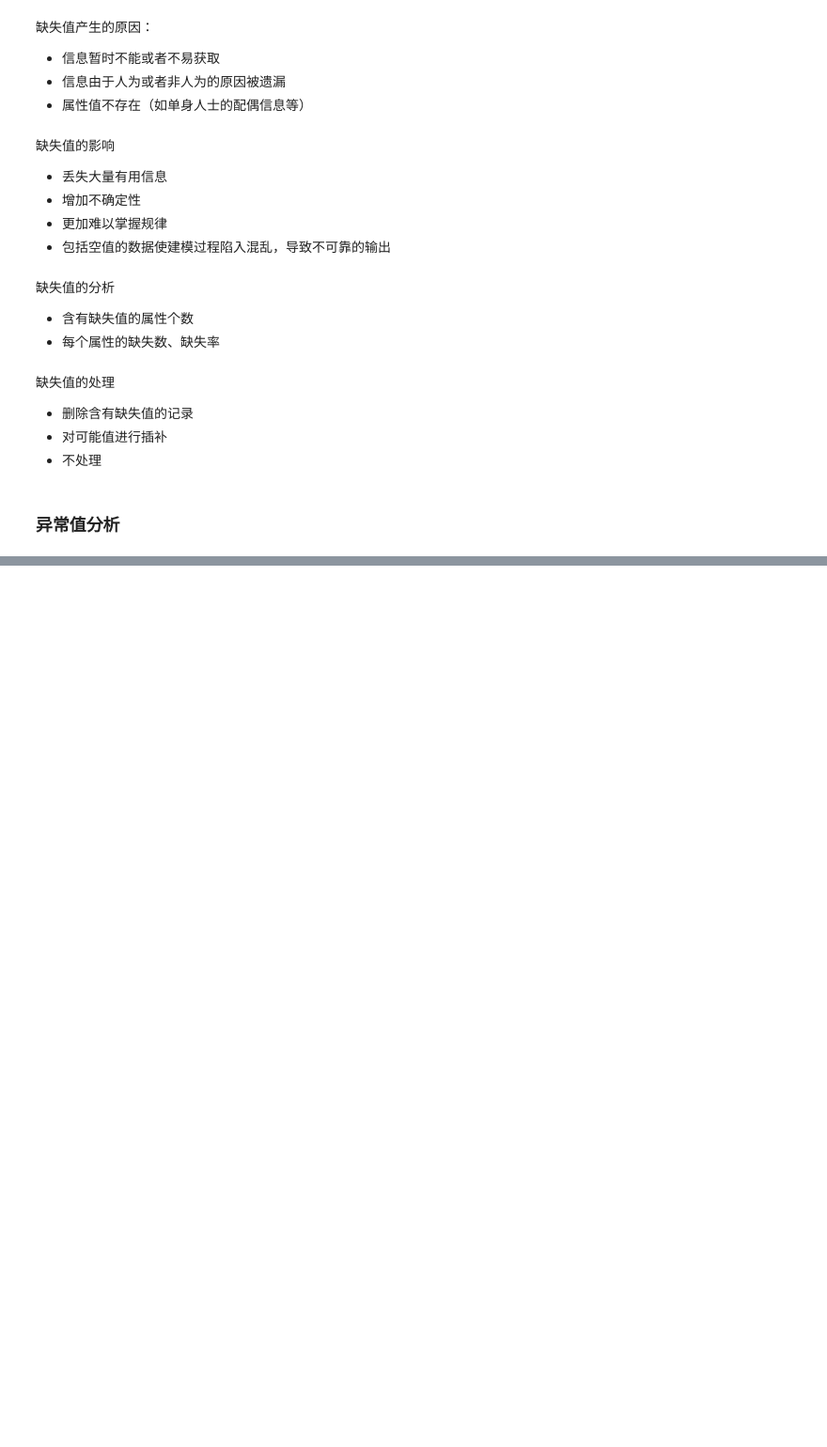
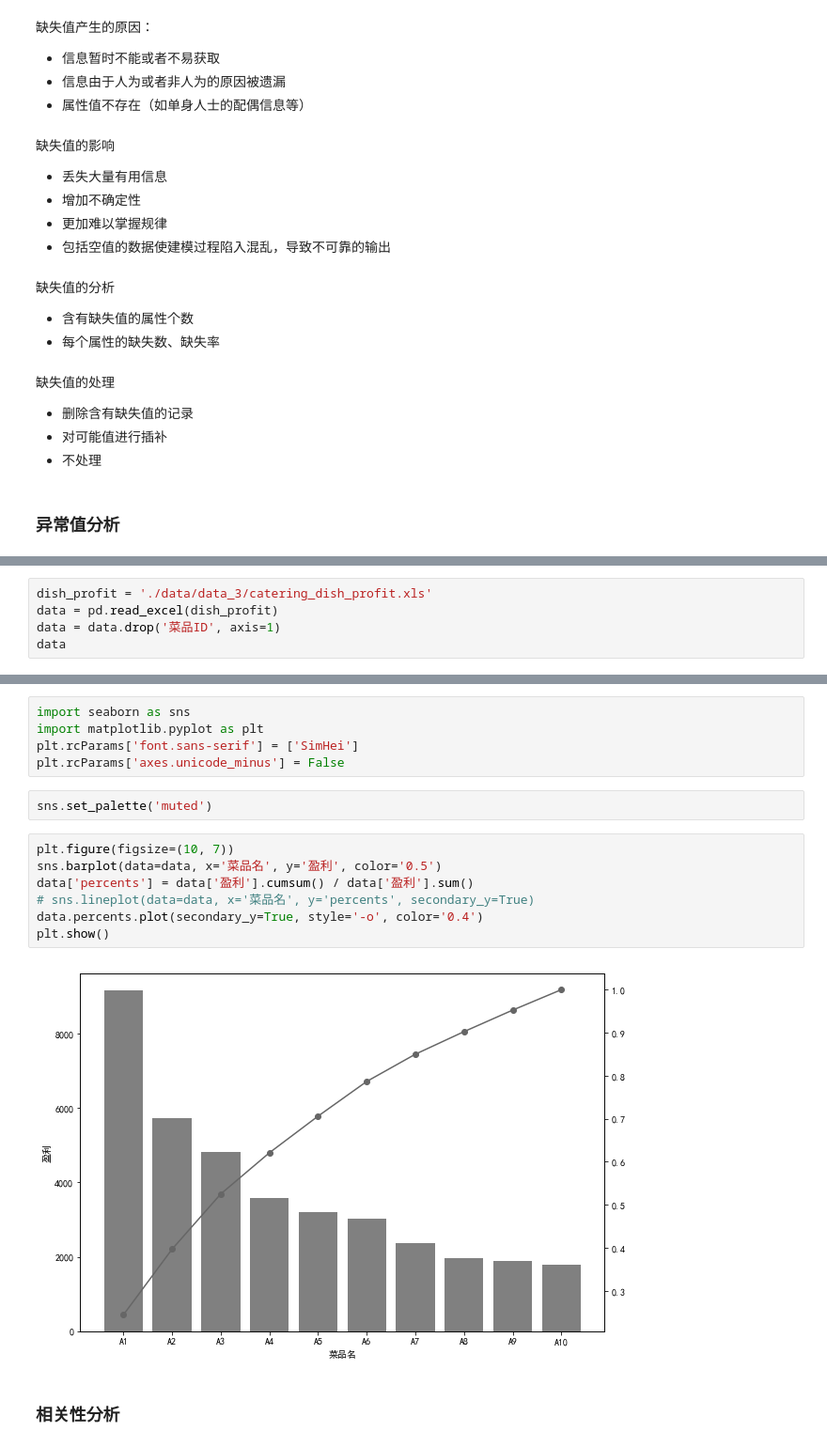
Before and after one commit to EricLiuLR/python-, a Jupyter notebook: my_note_03.ipynb, the cells around one changed output, grey strips where cells are left out. Shown at 94% size. Saved outputs shown, nothing was run; the diff lists cells and outputs as text; blank space fills up the shorter version.

```diff
--- a/my_note_03.ipynb
+++ b/my_note_03.ipynb
@@ -47,0 +151,5 @@
+# %%
+dish_profit = './data/data_3/catering_dish_profit.xls'
+data = pd.read_excel(dish_profit)
+data = data.drop('菜品ID', axis=1)
+data
@@ -47,0 +168,18 @@
+# %%
+import seaborn as sns
+import matplotlib.pyplot as plt
+plt.rcParams['font.sans-serif'] = ['SimHei']
+plt.rcParams['axes.unicode_minus'] = False
+# %%
+sns.set_palette('muted')
+# %%
+plt.figure(figsize=(10, 7))
+sns.barplot(data=data, x='菜品名', y='盈利', color='0.5')
+data['percents'] = data['盈利'].cumsum() / data['盈利'].sum()
+# sns.lineplot(data=data, x='菜品名', y='percents', secondary_y=True)
+data.percents.plot(secondary_y=True, style='-o', color='0.4')
+plt.show()
+# %% [output]
+[figure, added]
+# %% [markdown]
+### 相关性分析
```
Also changed, not shown: parts of 24 cells of this notebook.
